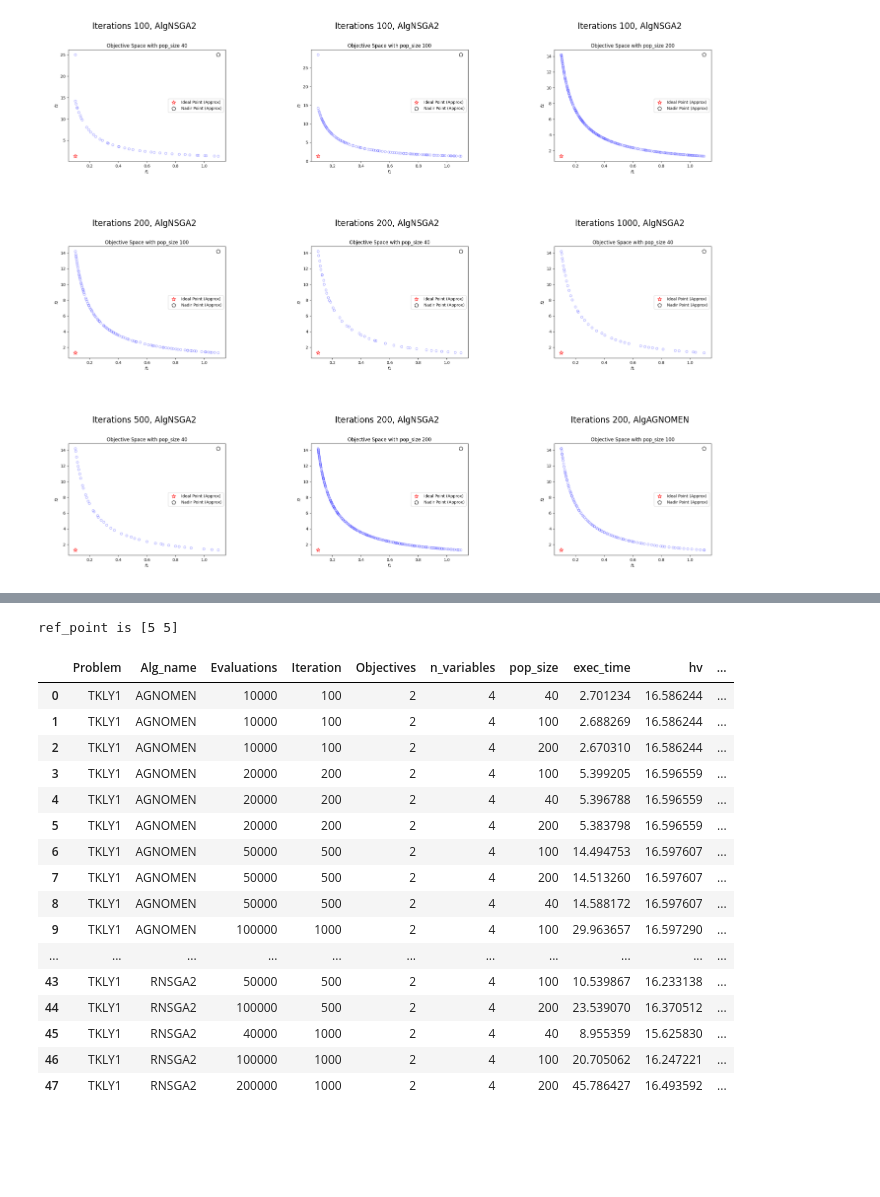
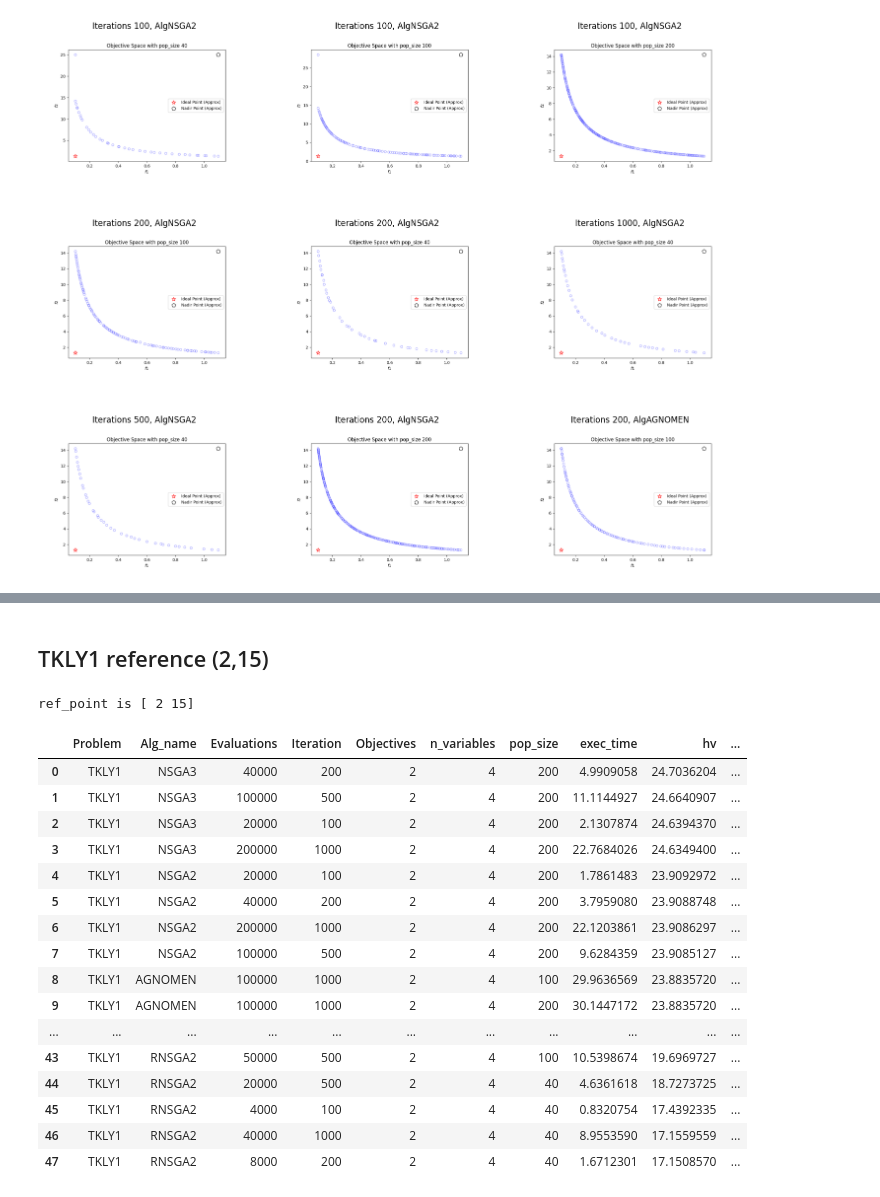
Before and after one commit to wuyoscar/Multi-Obj_Optimization, a Jupyter notebook: Result/result_factory/TKLY1.ipynb, the cells around one changed output, grey strips where cells are left out. Saved outputs shown, nothing was run; the diff lists cells and outputs as text; code cells hidden in the pictures; blank space fills up the shorter version.

```diff
--- a/Result/result_factory/TKLY1.ipynb
+++ b/Result/result_factory/TKLY1.ipynb
@@ -30,9 +30,10 @@ def hv_result(result):
     'exec_time', 'hv','igd_plus',
     'hv_exc_time']]
     print(f'ref_point is {ref_point}')
-    output_result = output_result.sort_values(['Alg_name','Iteration','Evaluations'],ascending =True).reset_index(drop=True)
+    output_result = output_result.sort_values(['hv','igd_plus'],ascending =False).reset_index(drop=True)
     return output_result
 cdir =os.getcwd()
+pd.set_option('display.float_format', lambda x : "%.7f" % x)
 # %% [markdown]
 # TKLY1 problem
 ## - (#variables / #objectives)
@@ -121,23 +146,25 @@ ref_point is [ 1.2 15. ]
+# %% [markdown]
+## TKLY1 reference (2,15)
 # %%
-ref_point = np.array([5 ,5])
+ref_point = np.array([ 2 ,15])
 pf = np.loadtxt(os.path.join(cdir, 'Bench/tkly1_pf' ))
 hv_result(tkly1)
 # %% [output]
-ref_point is [5 5]
+ref_point is [ 2 15]
 |  | Problem | Alg_name | Evaluations | Iteration | Objectives | n_variables | pop_size | exec_time | hv | ... |
-| 0 | TKLY1 | AGNOMEN | 10000 | 100 | 2 | 4 | 40 | 2.701234 | 16.586244 | ... |
-| 1 | TKLY1 | AGNOMEN | 10000 | 100 | 2 | 4 | 100 | 2.688269 | 16.586244 | ... |
-| 2 | TKLY1 | AGNOMEN | 10000 | 100 | 2 | 4 | 200 | 2.670310 | 16.586244 | ... |
-| 3 | TKLY1 | AGNOMEN | 20000 | 200 | 2 | 4 | 100 | 5.399205 | 16.596559 | ... |
-| 4 | TKLY1 | AGNOMEN | 20000 | 200 | 2 | 4 | 40 | 5.396788 | 16.596559 | ... |
-| 5 | TKLY1 | AGNOMEN | 20000 | 200 | 2 | 4 | 200 | 5.383798 | 16.596559 | ... |
-| 6 | TKLY1 | AGNOMEN | 50000 | 500 | 2 | 4 | 100 | 14.494753 | 16.597607 | ... |
-| 7 | TKLY1 | AGNOMEN | 50000 | 500 | 2 | 4 | 200 | 14.513260 | 16.597607 | ... |
-| 8 | TKLY1 | AGNOMEN | 50000 | 500 | 2 | 4 | 40 | 14.588172 | 16.597607 | ... |
-| 9 | TKLY1 | AGNOMEN | 100000 | 1000 | 2 | 4 | 100 | 29.963657 | 16.597290 | ... |
+| 0 | TKLY1 | NSGA3 | 40000 | 200 | 2 | 4 | 200 | 4.9909058 | 24.7036204 | ... |
+| 1 | TKLY1 | NSGA3 | 100000 | 500 | 2 | 4 | 200 | 11.1144927 | 24.6640907 | ... |
+| 2 | TKLY1 | NSGA3 | 20000 | 100 | 2 | 4 | 200 | 2.1307874 | 24.6394370 | ... |
+| 3 | TKLY1 | NSGA3 | 200000 | 1000 | 2 | 4 | 200 | 22.7684026 | 24.6349400 | ... |
+| 4 | TKLY1 | NSGA2 | 20000 | 100 | 2 | 4 | 200 | 1.7861483 | 23.9092972 | ... |
+| 5 | TKLY1 | NSGA2 | 40000 | 200 | 2 | 4 | 200 | 3.7959080 | 23.9088748 | ... |
+| 6 | TKLY1 | NSGA2 | 200000 | 1000 | 2 | 4 | 200 | 22.1203861 | 23.9086297 | ... |
+| 7 | TKLY1 | NSGA2 | 100000 | 500 | 2 | 4 | 200 | 9.6284359 | 23.9085127 | ... |
+| 8 | TKLY1 | AGNOMEN | 100000 | 1000 | 2 | 4 | 100 | 29.9636569 | 23.8835720 | ... |
+| 9 | TKLY1 | AGNOMEN | 100000 | 1000 | 2 | 4 | 200 | 30.1447172 | 23.8835720 | ... |
 | ... | ... | ... | ... | ... | ... | ... | ... | ... | ... | ... |
-| 43 | TKLY1 | RNSGA2 | 50000 | 500 | 2 | 4 | 100 | 10.539867 | 16.233138 | ... |
-| 44 | TKLY1 | RNSGA2 | 100000 | 500 | 2 | 4 | 200 | 23.539070 | 16.370512 | ... |
-| 45 | TKLY1 | RNSGA2 | 40000 | 1000 | 2 | 4 | 40 | 8.955359 | 15.625830 | ... |
-| 46 | TKLY1 | RNSGA2 | 100000 | 1000 | 2 | 4 | 100 | 20.705062 | 16.247221 | ... |
-| 47 | TKLY1 | RNSGA2 | 200000 | 1000 | 2 | 4 | 200 | 45.786427 | 16.493592 | ... |
+| 43 | TKLY1 | RNSGA2 | 50000 | 500 | 2 | 4 | 100 | 10.5398674 | 19.6969727 | ... |
+| 44 | TKLY1 | RNSGA2 | 20000 | 500 | 2 | 4 | 40 | 4.6361618 | 18.7273725 | ... |
+| 45 | TKLY1 | RNSGA2 | 4000 | 100 | 2 | 4 | 40 | 0.8320754 | 17.4392335 | ... |
+| 46 | TKLY1 | RNSGA2 | 40000 | 1000 | 2 | 4 | 40 | 8.9553590 | 17.1559559 | ... |
+| 47 | TKLY1 | RNSGA2 | 8000 | 200 | 2 | 4 | 40 | 1.6712301 | 17.1508570 | ... |
```
Also changed, not shown: parts of 3 cells of this notebook, 9 other files.
